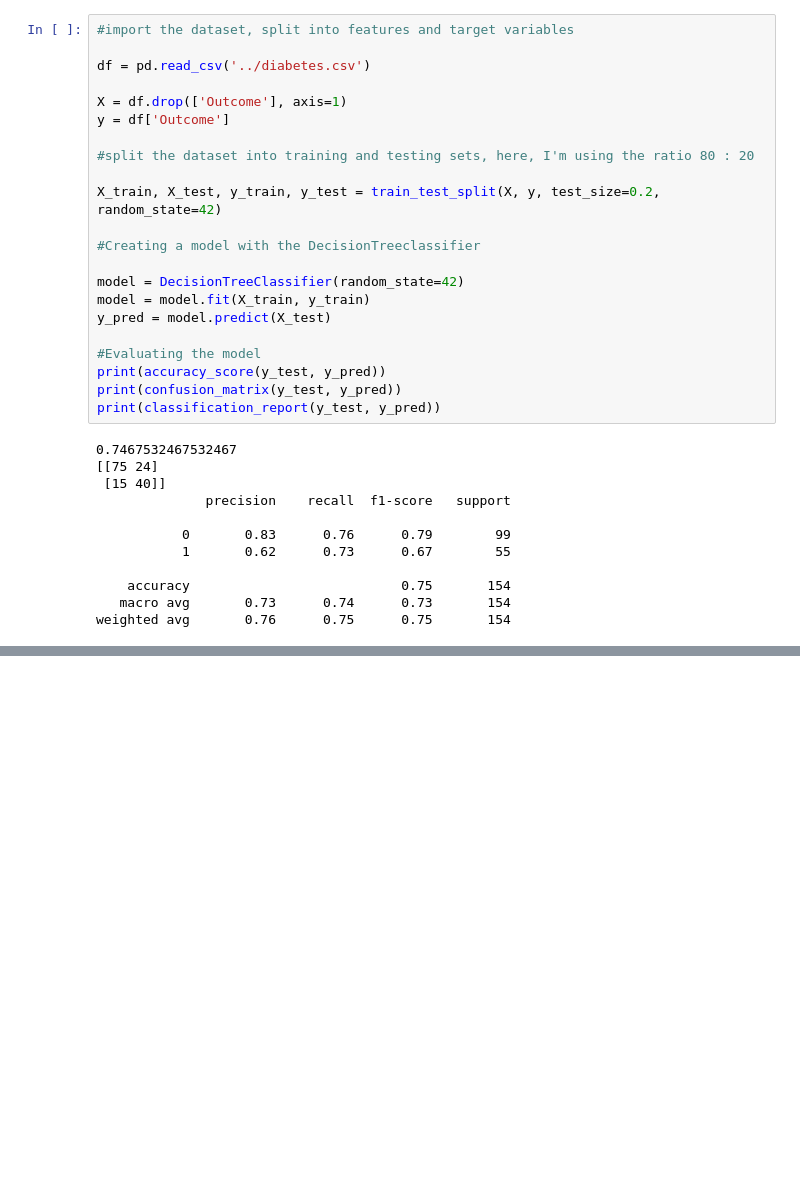
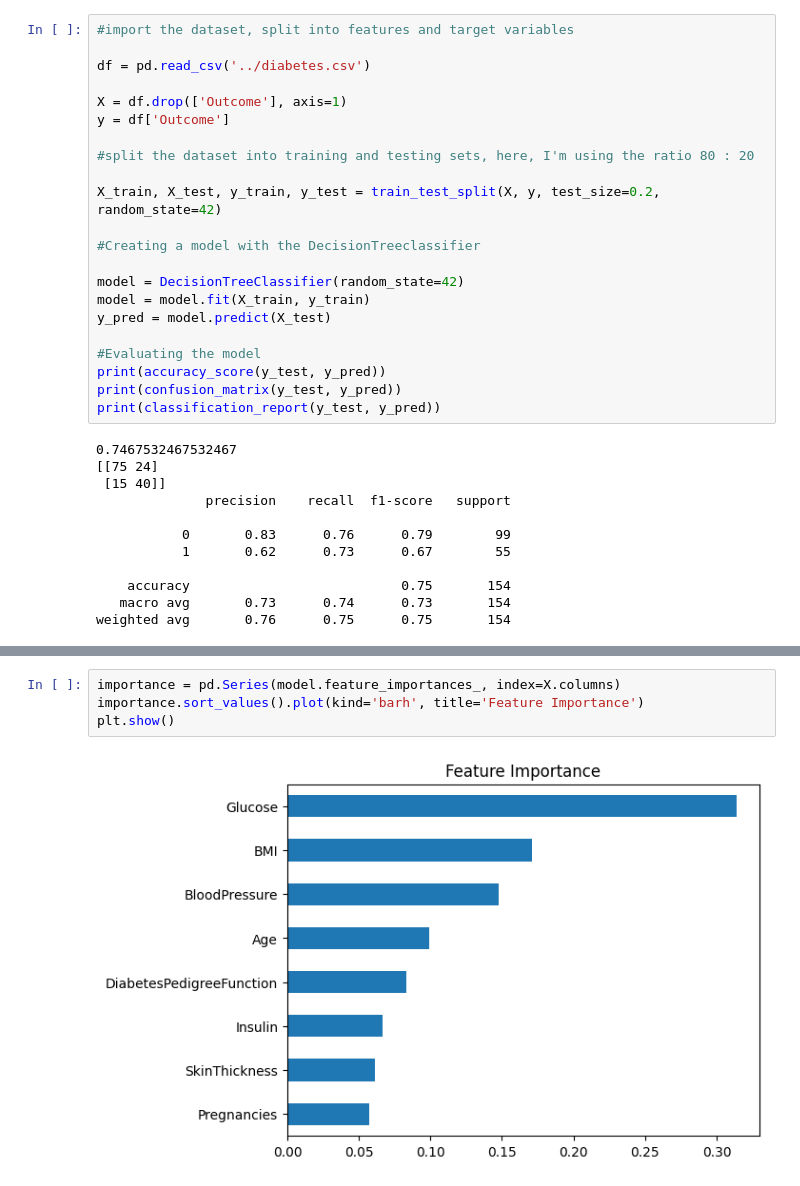
Before and after one commit to Djax05/diabetes-prediction, a Jupyter notebook: notebooks/DecisionTree.ipynb, the cells around one changed output, grey strips where cells are left out. Saved outputs shown, nothing was run; the diff lists cells and outputs as text; blank space fills up the shorter version.

```diff
--- a/notebooks/DecisionTree.ipynb
+++ b/notebooks/DecisionTree.ipynb
@@ -43,0 +52,6 @@ weighted avg       0.76      0.75      0.75       154
+# %%
+importance = pd.Series(model.feature_importances_, index=X.columns)
+importance.sort_values().plot(kind='barh', title='Feature Importance')
+plt.show()
+# %% [output]
+[figure, added]
```
Also changed, not shown: parts of 1 cell of this notebook, 1 other file.
